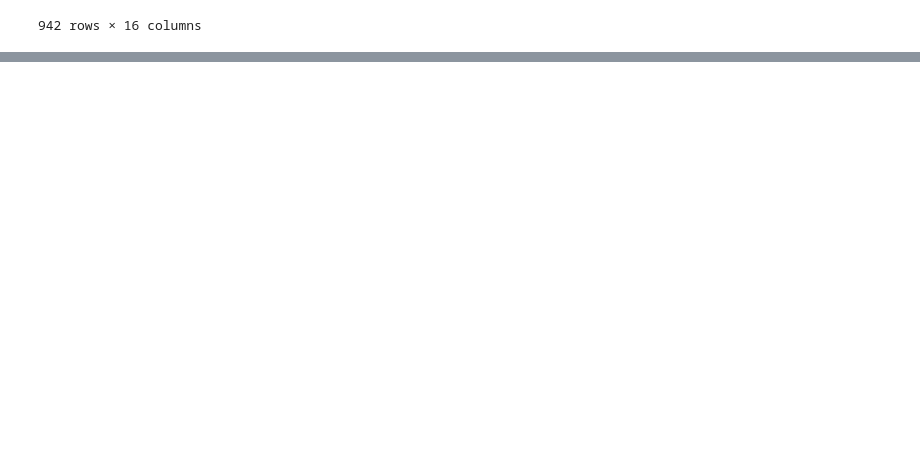
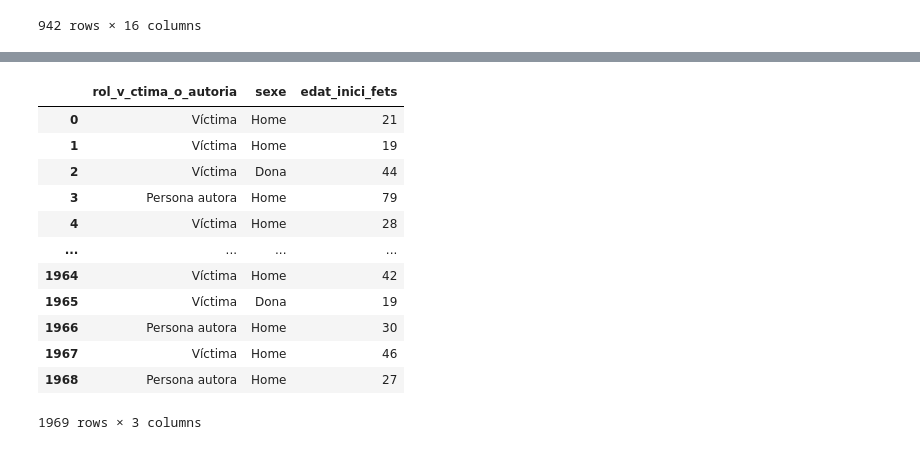
Before and after one commit to robedamo/data_analysis_project, a Jupyter notebook: Chaky/Chaky_Police.ipynb, the cells around one changed output, grey strips where cells are left out. Saved outputs shown, nothing was run; the diff lists cells and outputs as text; code cells hidden in the pictures; blank space fills up the shorter version.

```diff
--- a/Chaky/Chaky_Police.ipynb
+++ b/Chaky/Chaky_Police.ipynb
@@ -430,0 +472,17 @@ poblacioRP.loc['Central','Habitants']
+# %%
+primer_estudi_df = results_df[['rol_v_ctima_o_autoria', 'sexe', 'edat_inici_fets']]
+primer_estudi_df
+# %% [output]
+|  | rol_v_ctima_o_autoria | sexe | edat_inici_fets |
+| 0 | Víctima | Home | 21 |
+| 1 | Víctima | Home | 19 |
+| 2 | Víctima | Dona | 44 |
+| 3 | Persona autora | Home | 79 |
+| 4 | Víctima | Home | 28 |
+| ... | ... | ... | ... |
+| 1964 | Víctima | Home | 42 |
+| 1965 | Víctima | Dona | 19 |
+| 1966 | Persona autora | Home | 30 |
+| 1967 | Víctima | Home | 46 |
+| 1968 | Persona autora | Home | 27 |
+1969 rows × 3 columns
```
Also changed, not shown: parts of 30 cells of this notebook.
